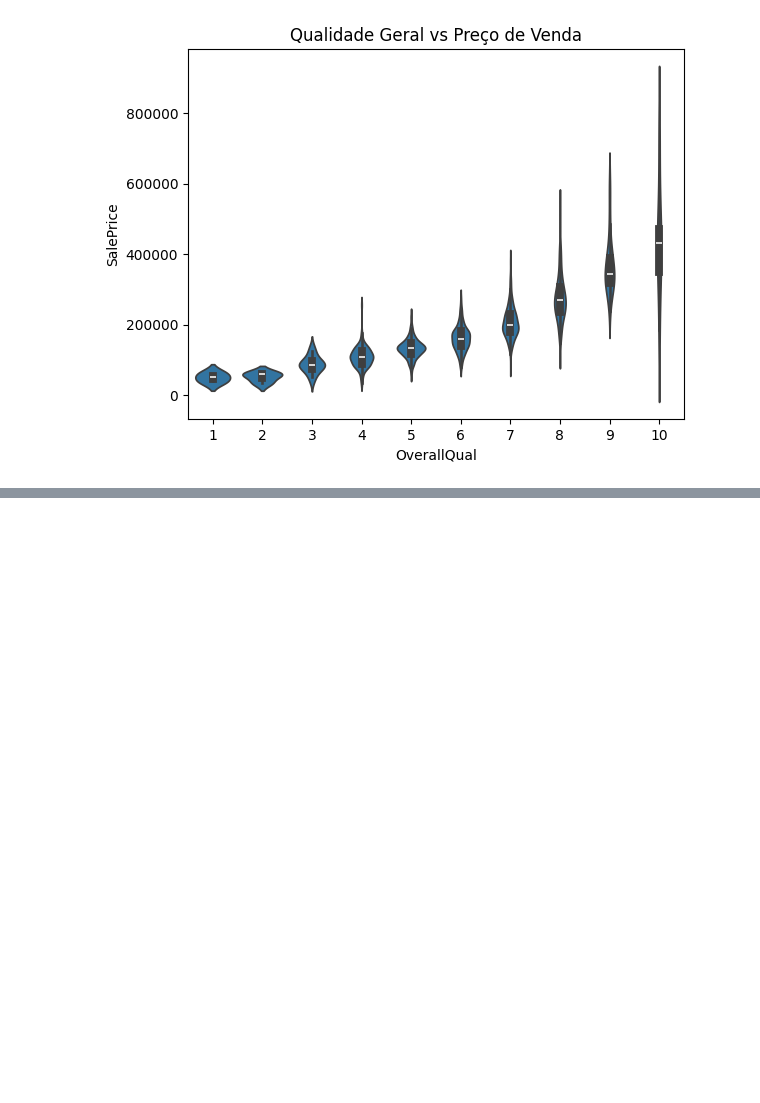
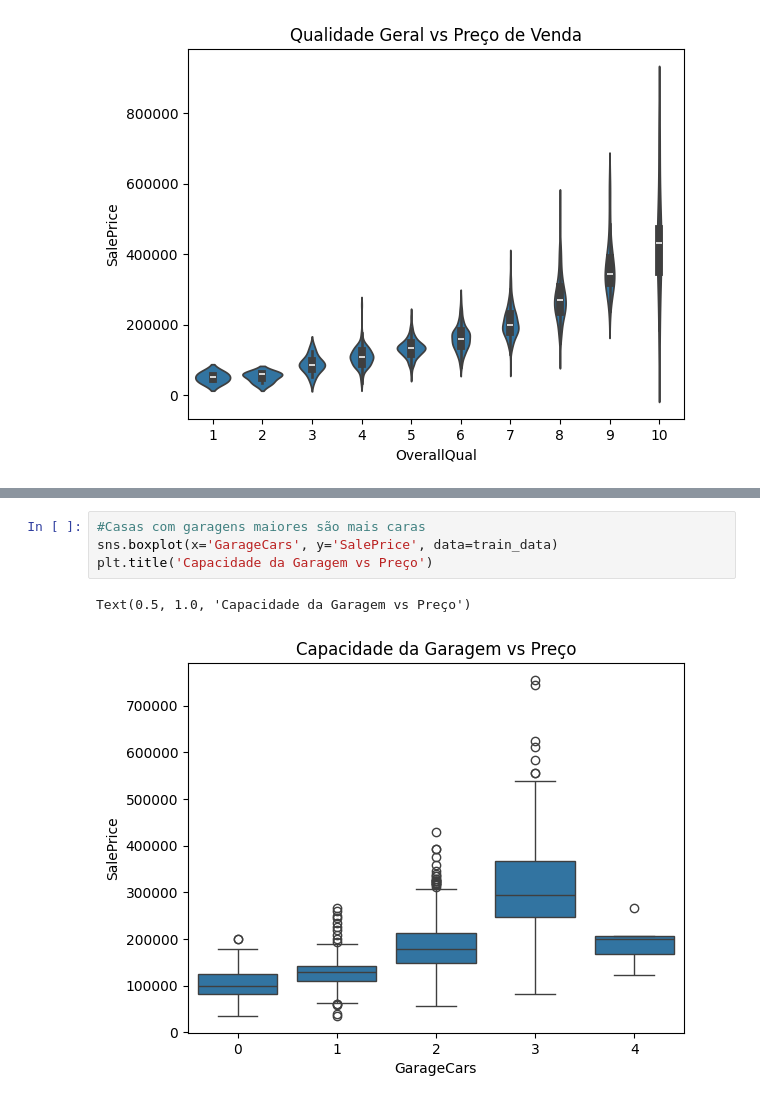
Before and after one commit to joaossoliveira/House-price, a Jupyter notebook: House_Price1.ipynb, the cells around one changed output, grey strips where cells are left out. Saved outputs shown, nothing was run; the diff lists cells and outputs as text; blank space fills up the shorter version.

```diff
--- a/House_Price1.ipynb
+++ b/House_Price1.ipynb
@@ -548,0 +585,7 @@ Text(0.5, 1.0, 'Qualidade Geral vs Preço de Venda')
+# %%
+#Casas com garagens maiores são mais caras
+sns.boxplot(x='GarageCars', y='SalePrice', data=train_data)
+plt.title('Capacidade da Garagem vs Preço')
+# %% [output]
+Text(0.5, 1.0, 'Capacidade da Garagem vs Preço')
+[figure, added]
```
Also changed, not shown: parts of 26 cells of this notebook.
